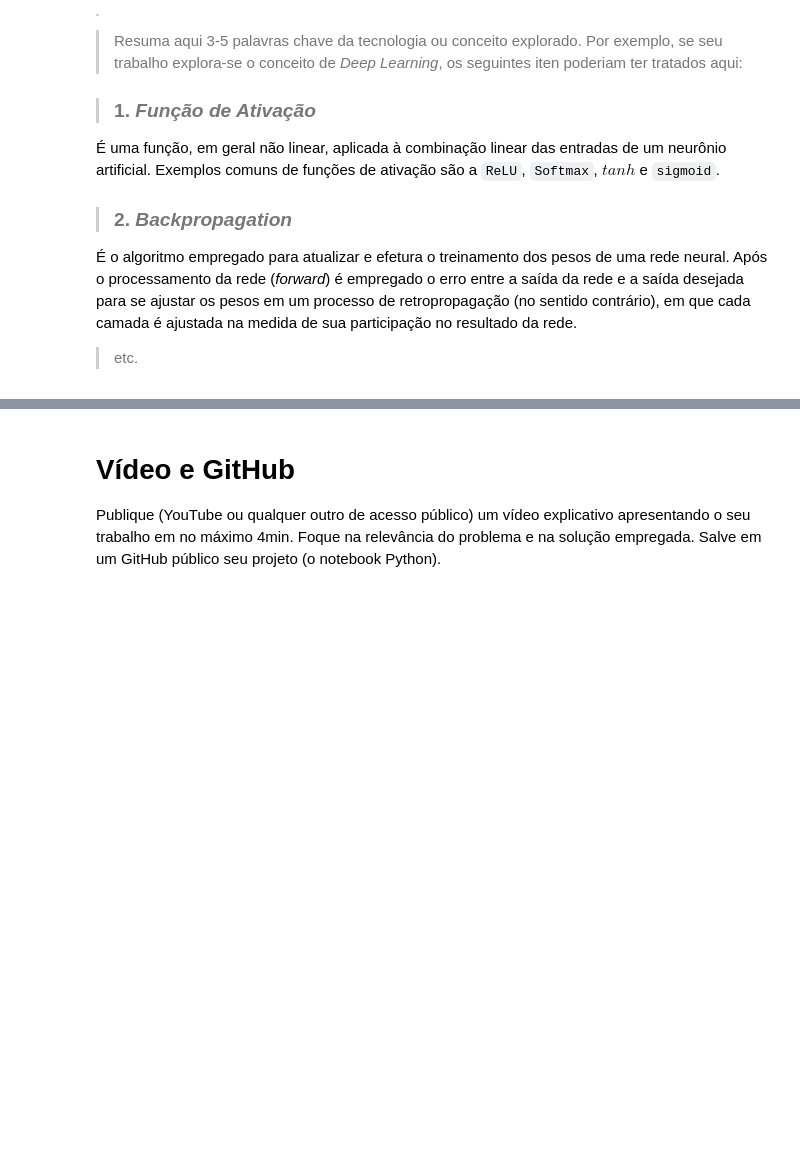
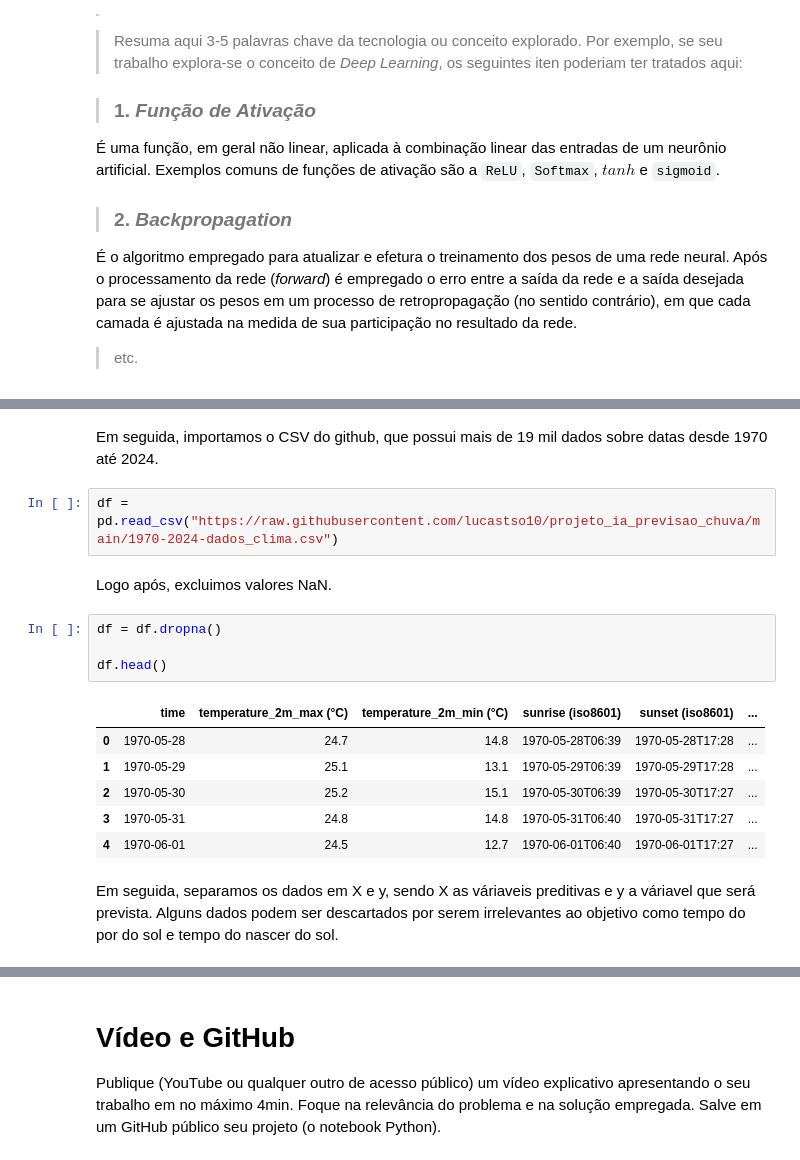
Before and after one commit to lucastso10/projeto_ia_previsao_chuva, a Jupyter notebook: Projeto.ipynb, the cells around one changed output, grey strips where cells are left out. Drawn from its saved outputs; the diff is of its cells as text; blank space fills up the shorter version.

```diff
--- a/Projeto.ipynb
+++ b/Projeto.ipynb
@@ -75,0 +119,19 @@ Apresente aqui uma ideia de projeto original em que a tecnologia/conceito explor
+# %% [markdown]
+Em seguida, importamos o CSV do github, que possui mais de 19 mil dados sobre datas desde 1970 até 2024.
+# %%
+df = pd.read_csv("https://raw.githubusercontent.com/lucastso10/projeto_ia_previsao_chuva/main/1970-2024-dados_clima.csv")
+# %% [markdown]
+Logo após, excluimos valores NaN.
+# %%
+df = df.dropna()
+
+df.head()
+# %% [output]
+|  | time | temperature_2m_max (°C) | temperature_2m_min (°C) | sunrise (iso8601) | sunset (iso8601) | ... |
+| 0 | 1970-05-28 | 24.7 | 14.8 | 1970-05-28T06:39 | 1970-05-28T17:28 | ... |
+| 1 | 1970-05-29 | 25.1 | 13.1 | 1970-05-29T06:39 | 1970-05-29T17:28 | ... |
+| 2 | 1970-05-30 | 25.2 | 15.1 | 1970-05-30T06:39 | 1970-05-30T17:27 | ... |
+| 3 | 1970-05-31 | 24.8 | 14.8 | 1970-05-31T06:40 | 1970-05-31T17:27 | ... |
+| 4 | 1970-06-01 | 24.5 | 12.7 | 1970-06-01T06:40 | 1970-06-01T17:27 | ... |
+# %% [markdown]
+Em seguida, separamos os dados em X e y, sendo X as váriaveis preditivas e y a váriavel que será prevista. Alguns dados podem ser descartados por serem irrelevantes ao objetivo como tempo do por do sol e tempo do nascer do sol.
```
Also changed, not shown: parts of 26 cells of this notebook.
